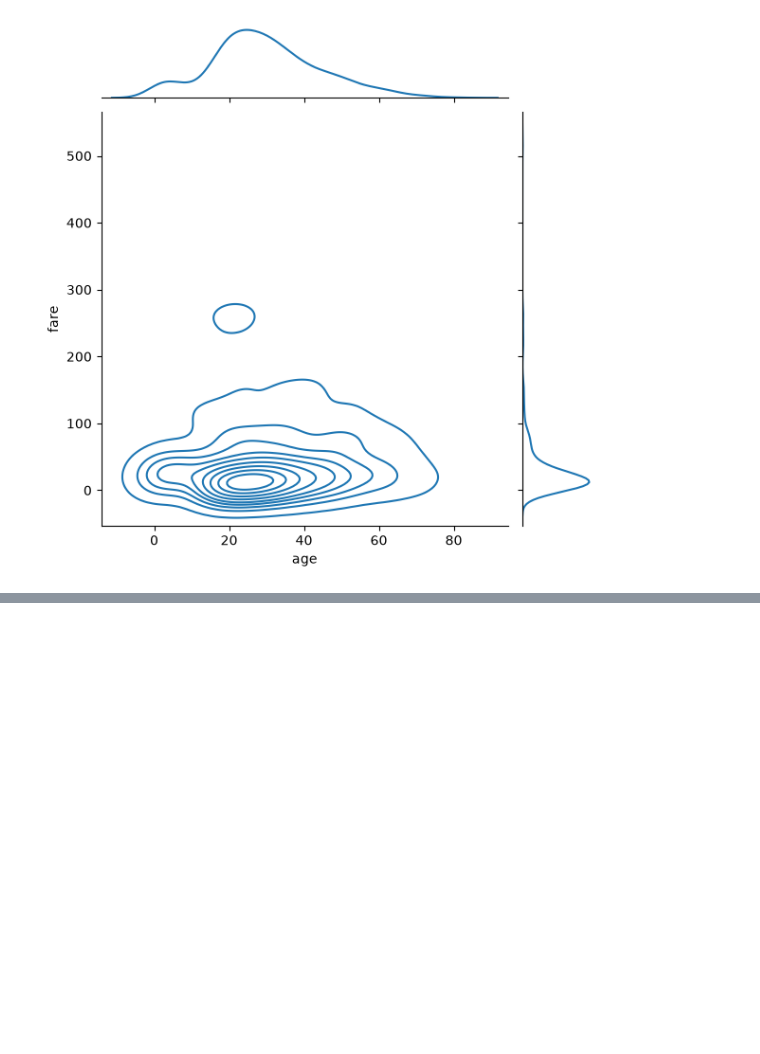
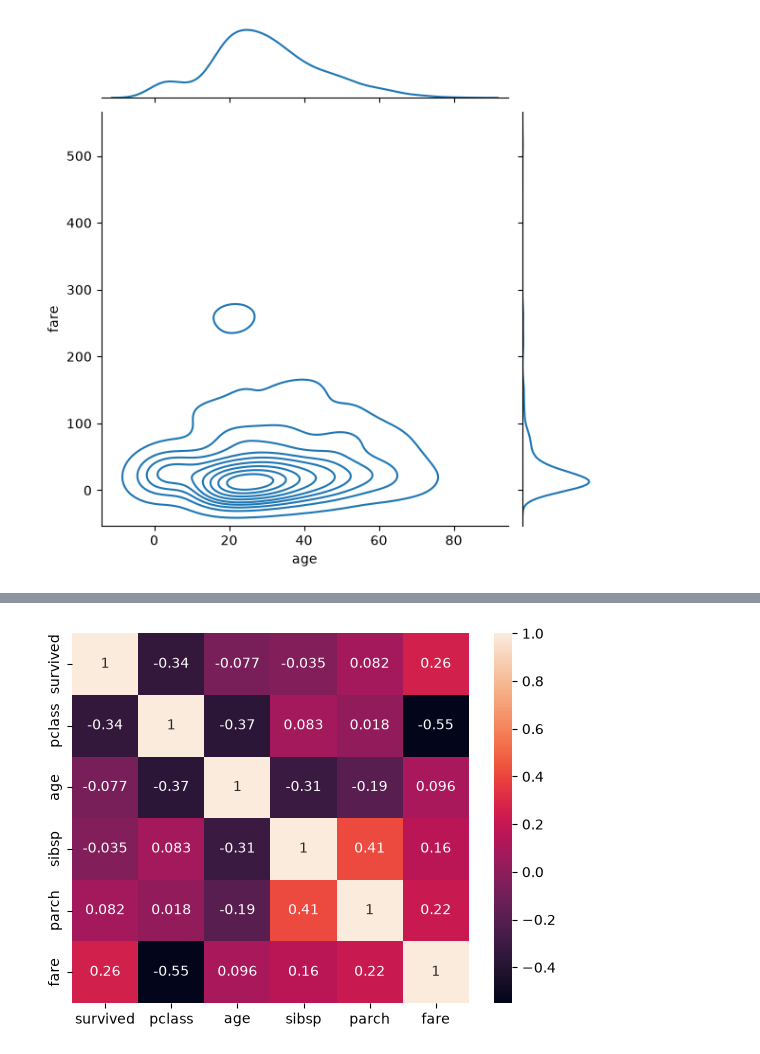
Before and after one commit to Harshit83183/Pythonn, a Jupyter notebook: Seaborn/seaborn.ipynb, the cells around one changed output, grey strips where cells are left out. Saved outputs shown, nothing was run; the diff lists cells and outputs as text; code cells hidden in the pictures; blank space fills up the shorter version.

```diff
--- a/Seaborn/seaborn.ipynb
+++ b/Seaborn/seaborn.ipynb
@@ -303,3 +303,7 @@ sns.jointplot(
 plt.show()
 # %% [output]
 [figure]
+# %%
+correlation= titanic.select_dtypes("number").corr()
+
+print(correlation)
@@ -305,0 +318,8 @@ plt.show()
+# %%
+sns.heatmap(
+    correlation,
+    annot = True
+)
+plt.show()
+# %% [output]
+[figure, added]
```
Also changed, not shown: parts of 3 cells of this notebook.
